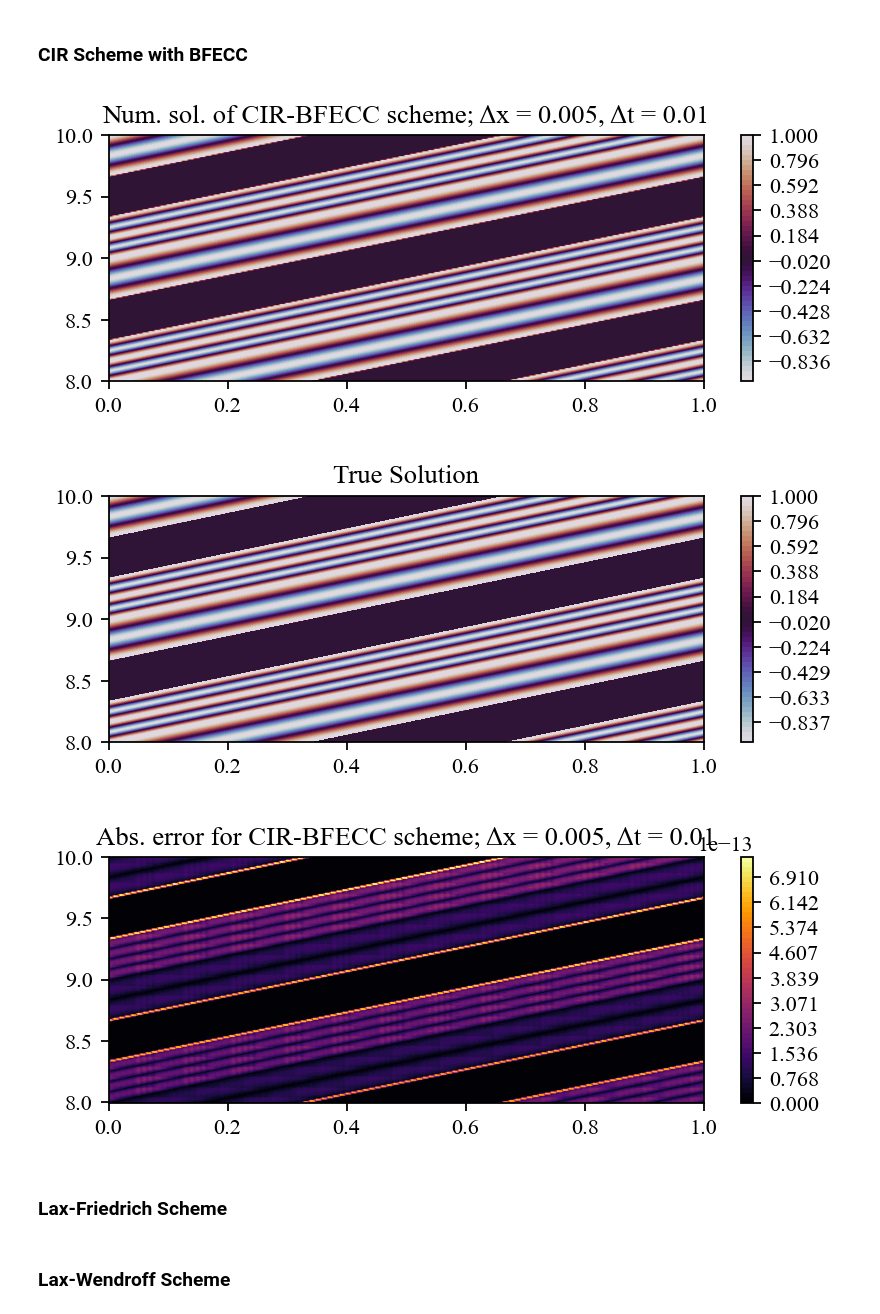
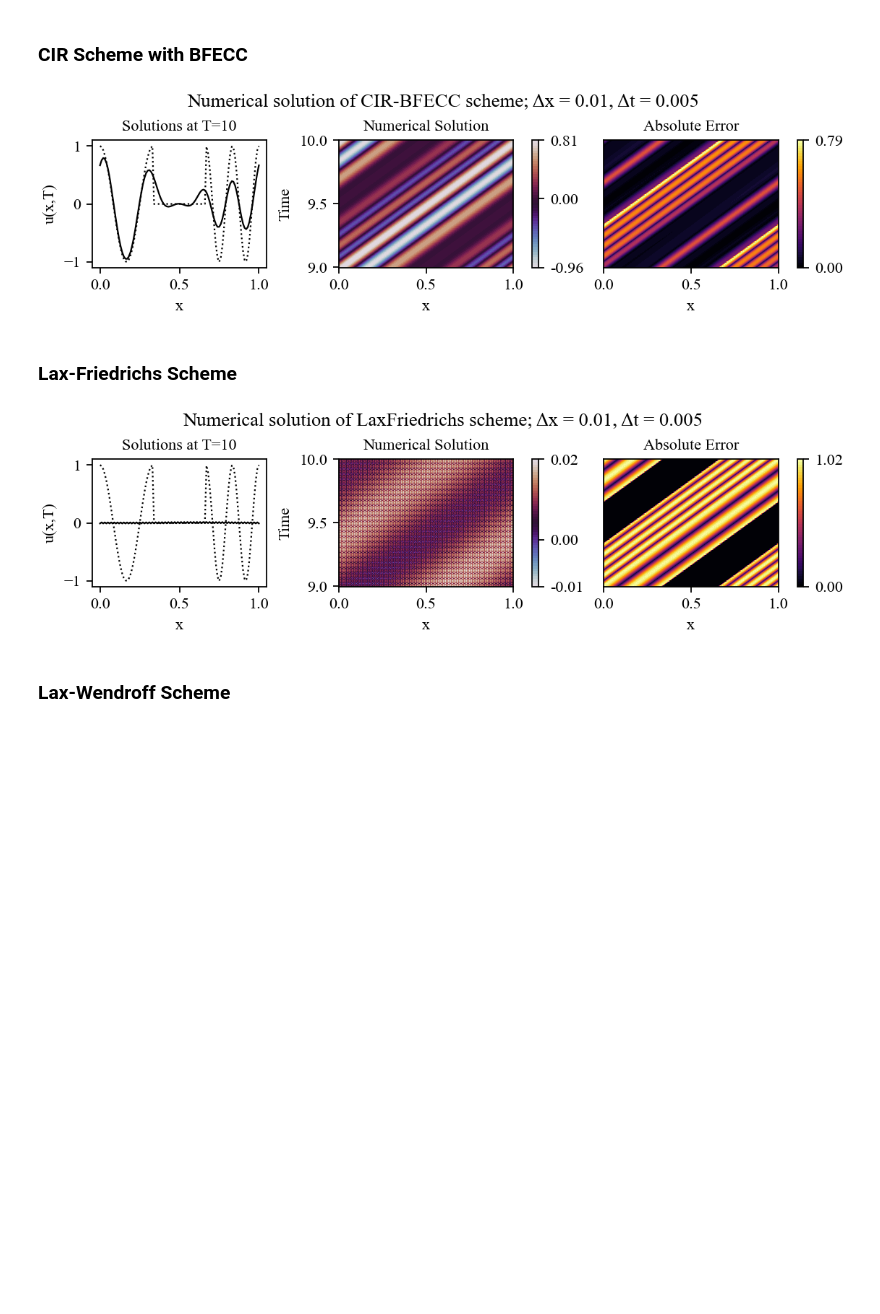
Before and after one commit to Brendan-Shrader/Intro-Numerical-Methods-for-PDEs, a Jupyter notebook: HW2/main.ipynb, the cells around one changed output. Cells and saved outputs as stored; diff of their text form; code cells hidden in the pictures; blank space fills up the shorter version.

```diff
--- a/HW2/main.ipynb
+++ b/HW2/main.ipynb
@@ -8,9 +8,14 @@ $$\begin{cases}
     u(0,t) = u(1,t) & \text{for } t > 0.
 \end{cases}$$
 # %%
+%load_ext autoreload
+%autoreload 2
+
+%matplotlib ipympl
 import numpy as np
 import matplotlib.pyplot as plt
 from matplotlib import colormaps
+import matplotlib.animation as animation
 import schemes
 import aux_funcs
 import plotting
@@ -50,7 +55,7 @@ class PDEClass:
         match method:
             case 'upwind':
                 solutionMatrix = schemes.solveUpwind(self)
-            case 'LF':
+            case 'LaxFriedrichs':
                 solutionMatrix = schemes.solveLaxFriedrichs(self)
             case 'CIR':
                 solutionMatrix = schemes.solveCIRoptimized(self)
@@ -60,6 +65,8 @@ class PDEClass:
                 solutionMatrix = schemes.solveMacCormack(self)
             case 'CIR-BFECC':
                 solutionMatrix = schemes.solveCIRBFECCoptimized(self)
+            case 'ImplicitLaxWendroff':
+                solutionMatrix = schemes.solveImplicitLaxWendroff(self)
 
         self.solutionMatrix = solutionMatrix
 
@@ -108,24 +121,23 @@ plotting.plotAbsoluteError(CIRscheme, plotMinT, plotMaxT)
 # %% [markdown]
 ### CIR Scheme with BFECC
 # %%
-dt = 0.01
-dx = 0.005
+dt = 0.005
+dx = 0.01
 tmax = 10
 
 CIRBFECCscheme = PDEClass(dt, dx, tmax, aux_funcs.initialCondition)
 CIRBFECCschemeSol = CIRBFECCscheme.solve('CIR-BFECC')
 # %%
-plotMinT = 8
-plotMaxT = 10
+plotMinT = tmax - 1
+plotMaxT = tmax
 
-plotting.plotNumericalSolutionInterpolated(CIRBFECCscheme, plotMinT, plotMaxT)
-plotting.plotTrueSolutionInterpolated(CIRBFECCscheme, plotMinT, plotMaxT)
-plotting.plotAbsoluteError(CIRBFECCscheme, plotMinT, plotMaxT)
+#plotting.plotNumericalSolution(CIRBFECCscheme, plotMinT, plotMaxT)
+#plotting.plotTrueSolution(CIRBFECCscheme, plotMinT, plotMaxT)
+#plotting.plotAbsoluteError(CIRBFECCscheme, plotMinT, plotMaxT)
+plotting.plotEverything(CIRBFECCscheme, plotMinT, plotMaxT)
 # %% [output]
-[figure, old version]
+[figure, new version]
-[figure, removed]
-[figure, removed]
 # %% [markdown]
-### Lax-Friedrich Scheme
+### Lax-Friedrichs Scheme
 # %%
 # Requires CFL Condition
@@ -138,10 +150,13 @@ LaxFriedrichSchemeSol = LaxFriedrichScheme.solve('LF')
 # %%
-plotMinT = 0
+plotMinT = tmax - 1
 plotMaxT = tmax
 
-plotting.plotNumericalSolutionInterpolated(LaxFriedrichScheme, plotMinT, plotMaxT)
-plotting.plotTrueSolutionInterpolated(LaxFriedrichScheme, plotMinT, plotMaxT)
-plotting.plotAbsoluteError(LaxFriedrichScheme, plotMinT, plotMaxT)
+#plotting.plotNumericalSolution(LaxFriedrichScheme, plotMinT, plotMaxT)
+#plotting.plotTrueSolution(LaxFriedrichScheme, plotMinT, plotMaxT)
+#plotting.plotAbsoluteError(LaxFriedrichScheme, plotMinT, plotMaxT)
+plotting.plotEverything(LaxFriedrichScheme, plotMinT, plotMaxT)
+# %% [output]
+[figure, added]
 # %% [markdown]
 ### Lax-Wendroff Scheme
 # %%
```
Also changed, not shown: parts of 13 cells of this notebook, 31 other files.
